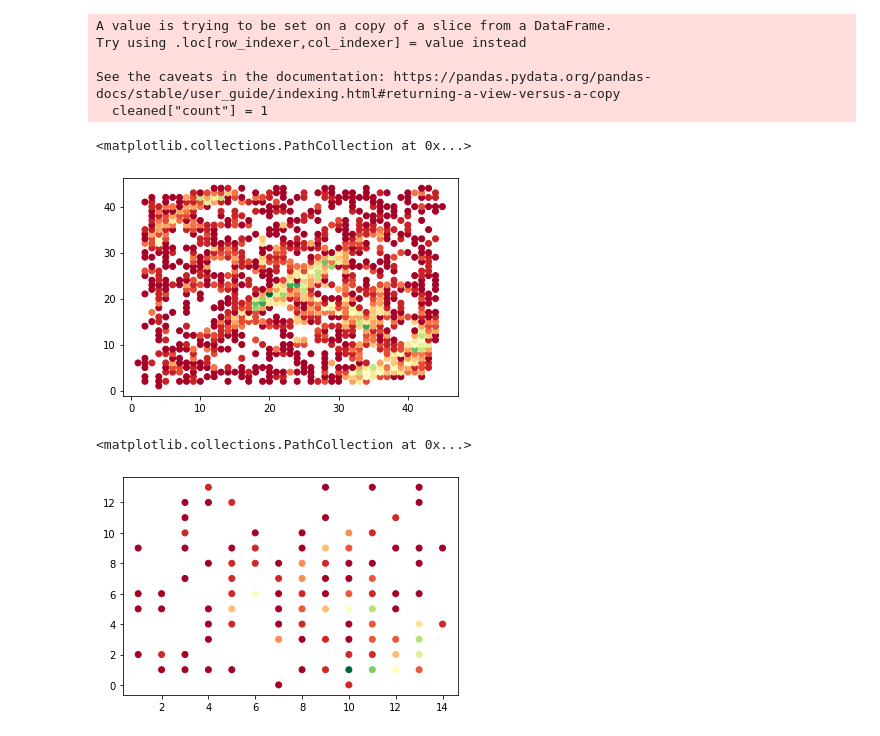
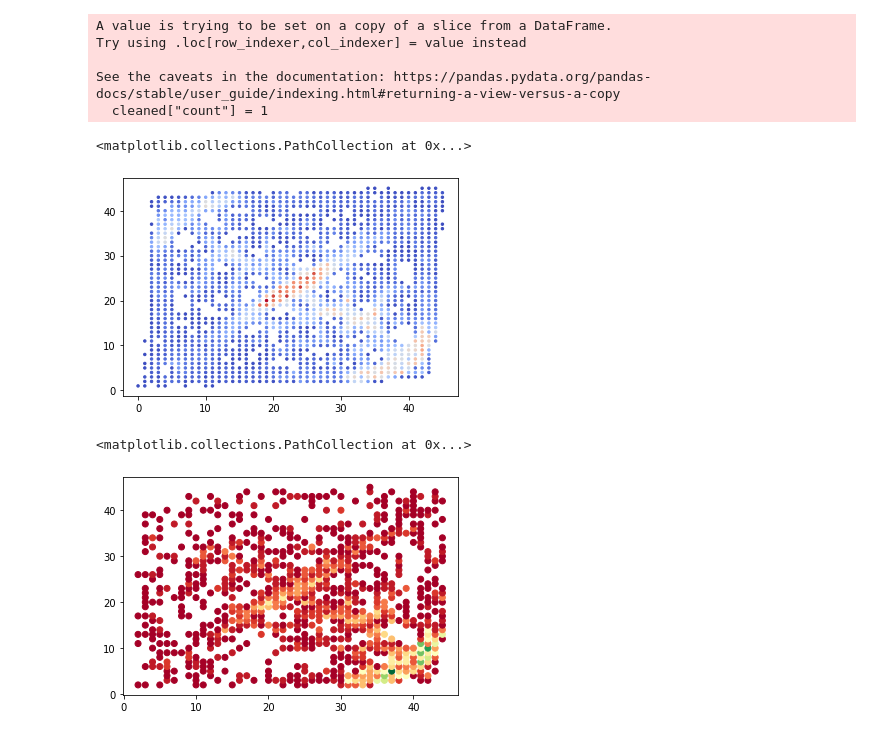
Before and after one commit to chung-ejy/ward, a Jupyter notebook: testing.ipynb, the cells around one changed output. Cells and saved outputs as stored; diff of their text form; code cells hidden in the pictures.

```diff
--- a/testing.ipynb
+++ b/testing.ipynb
@@ -24,6 +25,9 @@ print(puuid)
 # %% [output]
 OAZVEmbLTrBSLLkjJes4AbQXlua8fT89_gCkNZiRzDDKWj_7IHew4gxMen7gILrQJgFebehnKcU2yA
 # %%
-response = r.get(f"https://americas.api.riotgames.com/lol/match/v5/matches/by-puuid/{puuid}/ids?start=300&count=100&type=ranked",headers=headers)
-matches = response.json()
+matches = []
+for i in range(0,5):
+    start = i * 100
+    response = r.get(f"https://americas.api.riotgames.com/lol/match/v5/matches/by-puuid/{puuid}/ids?start={start}&count=100&type=ranked",headers=headers)
+    matches.extend(response.json())
 # %%
@@ -64,7 +52,7 @@ for match in tqdm(matches):
         example_timeline = pd.DataFrame(actions)
         example_timeline["match"] = match
         all_timelines.append(example_timeline)
-        sleep(5)
+        sleep(2)
     except Exception as e:
         print(match,str(e))
 # %% [output]
@@ -214,15 +186,15 @@ See the caveats in the documentation: https://pandas.pydata.org/pandas-docs/stab
 # %%
 rounding_value = 2.5
 viz = cleaned.copy()
 viz["x_rounded"] = [int(x / (10 ** rounding_value)) for x in viz["x"]]
 viz["y_rounded"] = [int(x / (10 ** rounding_value)) for x in viz["y"]]
 summarized = viz.groupby(["x_rounded","y_rounded"]).sum().reset_index()
-plt.scatter(summarized["x_rounded"],summarized["y_rounded"],c=summarized["count"],cmap="RdYlGn")
+plt.scatter(summarized["x_rounded"],summarized["y_rounded"],c=summarized["count"],cmap="coolwarm",s=6)
 # %% [output]
 <matplotlib.collections.PathCollection at 0x...>
-[figure, old version]
+[figure, new version]
 # %%
-rounding_value = 3
+rounding_value = 2.5
 viz = cleaned[cleaned["killerSummonerName"]==username].copy()
 viz["x_rounded"] = [int(x / (10 ** rounding_value)) for x in viz["x"]]
 viz["y_rounded"] = [int(x / (10 ** rounding_value)) for x in viz["y"]]
@@ -230,7 +202,7 @@ summarized = viz.groupby(["x_rounded","y_rounded"]).sum().reset_index()
 plt.scatter(summarized["x_rounded"],summarized["y_rounded"],c=summarized["count"],cmap="RdYlGn")
 # %% [output]
 <matplotlib.collections.PathCollection at 0x...>
-[figure, old version]
+[figure, new version]
 # %%
 summarized.sort_values("count",ascending=False).head(10)
 # %% [output]
```
Also changed, not shown: parts of 17 cells of this notebook.
